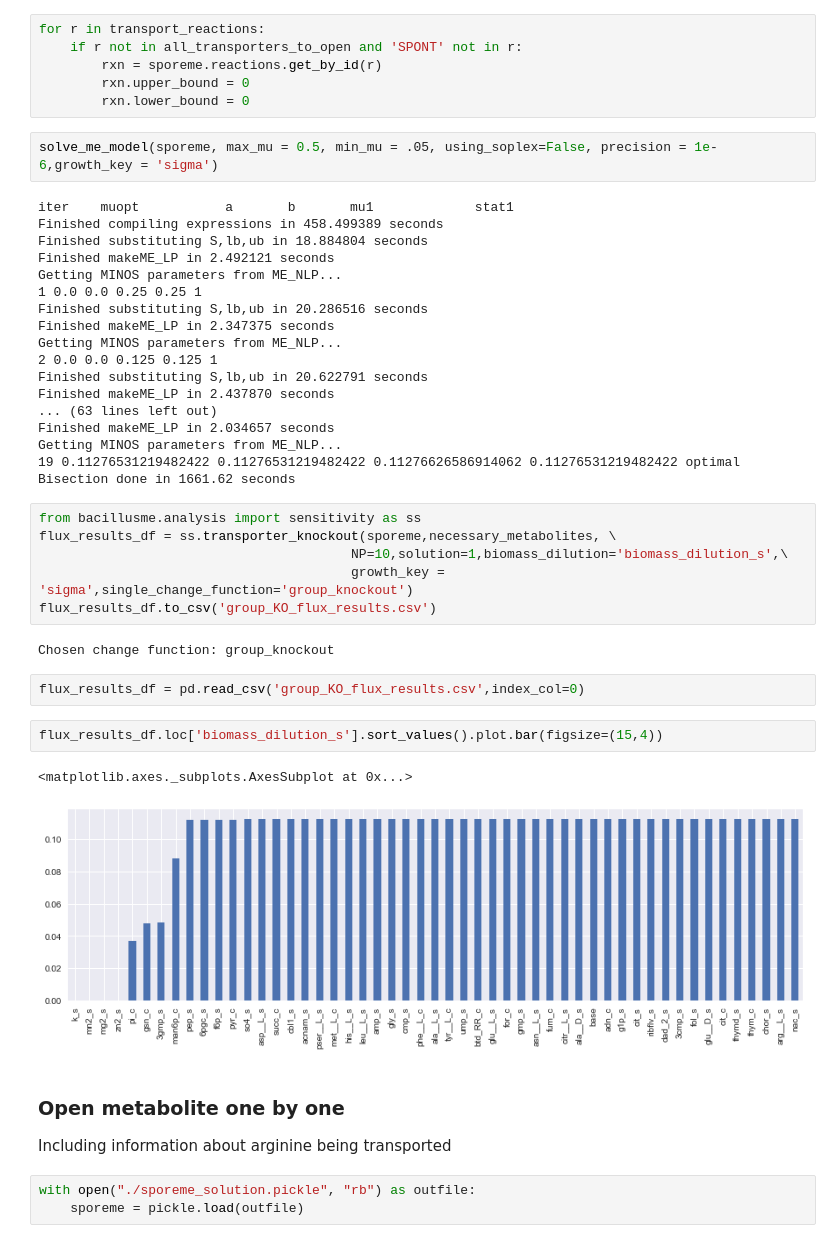
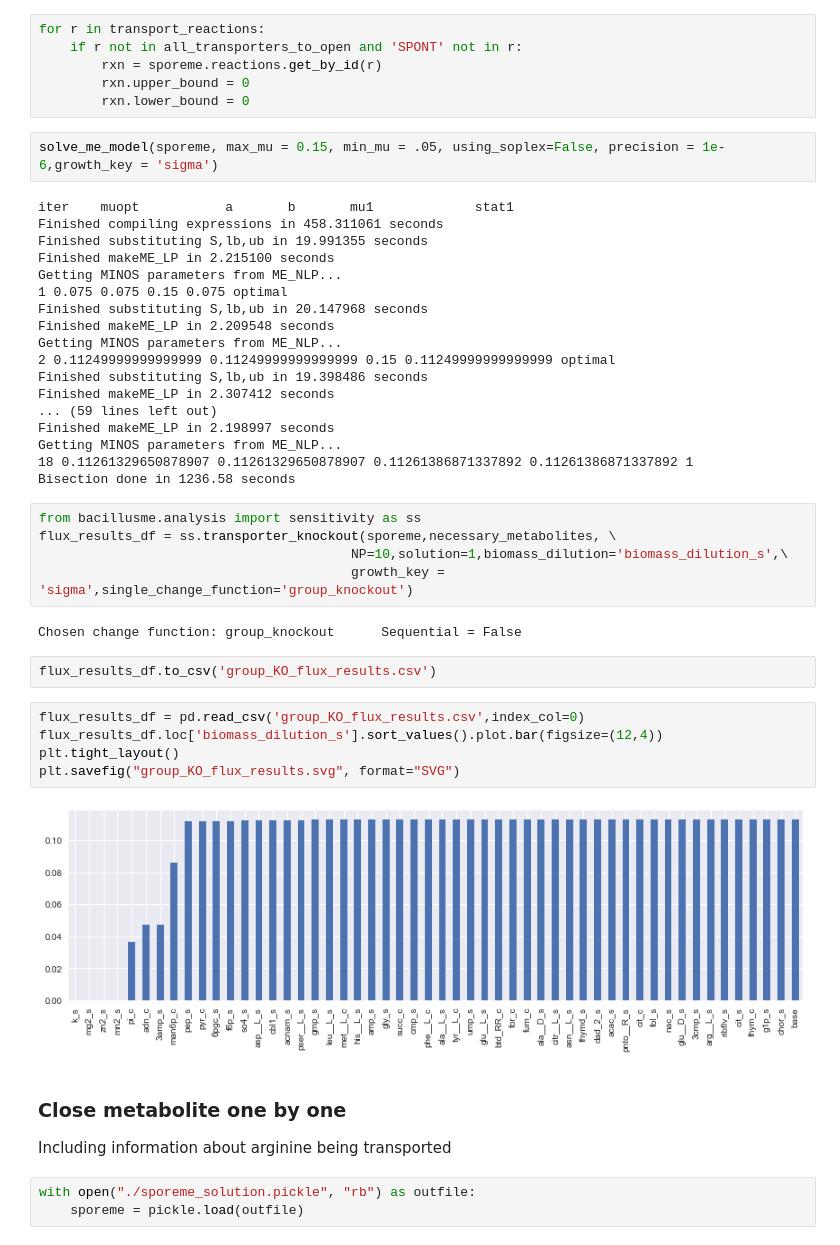
Before and after one commit to jdtibochab/bacillusme, a Jupyter notebook: bacillusme/analysis/spore/transporter_analysis.ipynb, the cells around one changed output. Cells and saved outputs as stored; diff of their text form.

```diff
--- a/bacillusme/analysis/spore/transporter_analysis.ipynb
+++ b/bacillusme/analysis/spore/transporter_analysis.ipynb
@@ -341,42 +357,43 @@ for r in transport_reactions:
         rxn.upper_bound = 0
         rxn.lower_bound = 0
 # %%
-solve_me_model(sporeme, max_mu = 0.5, min_mu = .05, using_soplex=False, precision = 1e-6,growth_key = 'sigma')
+solve_me_model(sporeme, max_mu = 0.15, min_mu = .05, using_soplex=False, precision = 1e-6,growth_key = 'sigma')
 # %% [output]
 iter    muopt           a       b       mu1             stat1
-Finished compiling expressions in 458.499389 seconds
-Finished substituting S,lb,ub in 18.884804 seconds
-Finished makeME_LP in 2.492121 seconds
+Finished compiling expressions in 458.311061 seconds
+Finished substituting S,lb,ub in 19.991355 seconds
+Finished makeME_LP in 2.215100 seconds
 Getting MINOS parameters from ME_NLP...
-1 0.0 0.0 0.25 0.25 1
-Finished substituting S,lb,ub in 20.286516 seconds
-Finished makeME_LP in 2.347375 seconds
+1 0.075 0.075 0.15 0.075 optimal
+Finished substituting S,lb,ub in 20.147968 seconds
+Finished makeME_LP in 2.209548 seconds
 Getting MINOS parameters from ME_NLP...
-2 0.0 0.0 0.125 0.125 1
-Finished substituting S,lb,ub in 20.622791 seconds
-Finished makeME_LP in 2.437870 seconds
-... (63 lines left out)
-Finished makeME_LP in 2.034657 seconds
+2 0.11249999999999999 0.11249999999999999 0.15 0.11249999999999999 optimal
+Finished substituting S,lb,ub in 19.398486 seconds
+Finished makeME_LP in 2.307412 seconds
+... (59 lines left out)
+Finished makeME_LP in 2.198997 seconds
 Getting MINOS parameters from ME_NLP...
-19 0.11276531219482422 0.11276531219482422 0.11276626586914062 0.11276531219482422 optimal
-Bisection done in 1661.62 seconds
+18 0.11261329650878907 0.11261329650878907 0.11261386871337892 0.11261386871337892 1
+Bisection done in 1236.58 seconds
 # %%
 from bacillusme.analysis import sensitivity as ss
 flux_results_df = ss.transporter_knockout(sporeme,necessary_metabolites, \
                                         NP=10,solution=1,biomass_dilution='biomass_dilution_s',\
                                         growth_key = 'sigma',single_change_function='group_knockout')
-flux_results_df.to_csv('group_KO_flux_results.csv')
 # %% [output]
-Chosen change function: group_knockout
+Chosen change function: group_knockout      Sequential = False
 # %%
-flux_results_df = pd.read_csv('group_KO_flux_results.csv',index_col=0)
+flux_results_df.to_csv('group_KO_flux_results.csv')
 # %%
-flux_results_df.loc['biomass_dilution_s'].sort_values().plot.bar(figsize=(15,4))
+flux_results_df = pd.read_csv('group_KO_flux_results.csv',index_col=0)
+flux_results_df.loc['biomass_dilution_s'].sort_values().plot.bar(figsize=(12,4))
+plt.tight_layout()
+plt.savefig("group_KO_flux_results.svg", format="SVG")
 # %% [output]
-<matplotlib.axes._subplots.AxesSubplot at 0x...>
-[figure, old version]
+[figure, new version]
 # %% [markdown]
-### Open metabolite one by one
+### Close metabolite one by one
 Including information about arginine being transported
 # %%
 with open("./sporeme_solution.pickle", "rb") as outfile:
```
Also changed, not shown: parts of 41 cells of this notebook, 53 other files.
